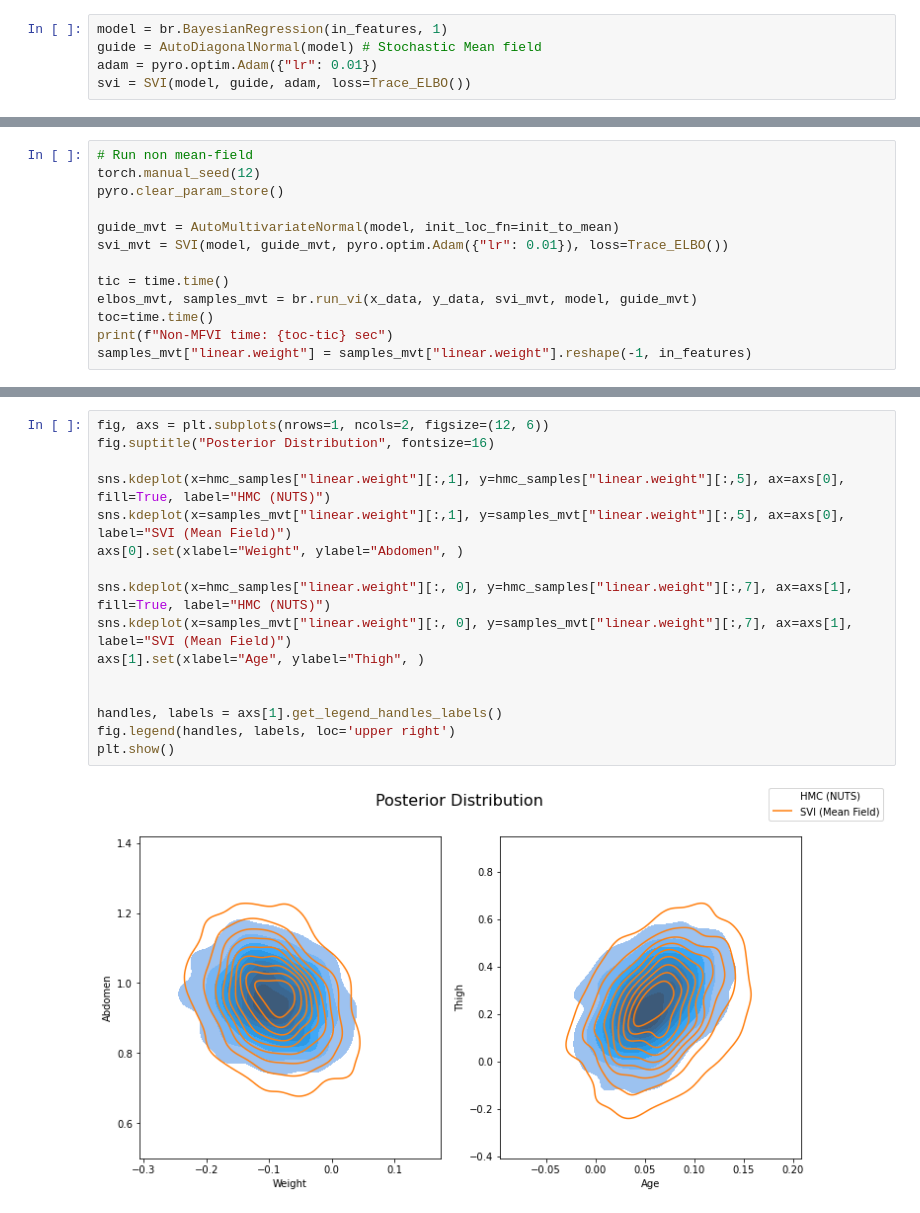
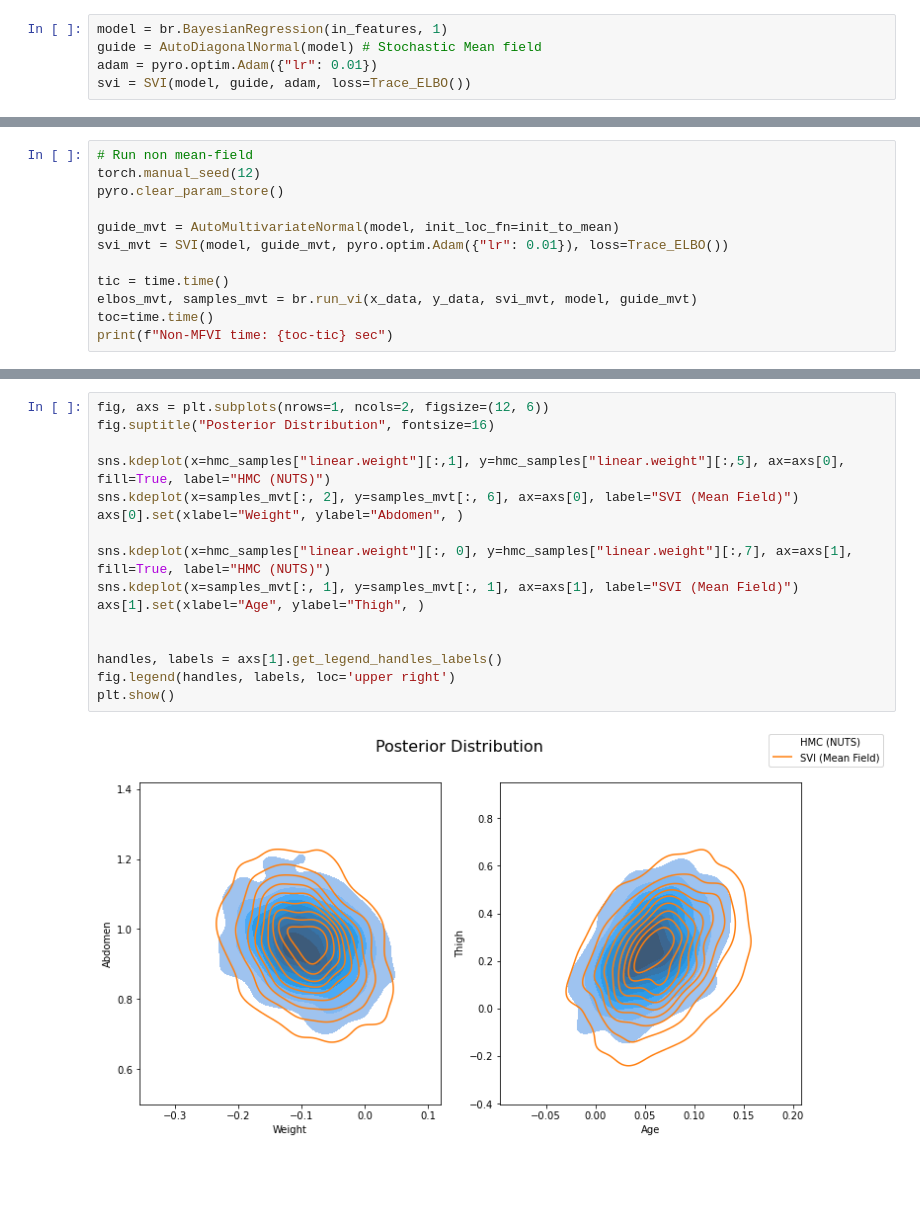
Before and after one commit to mkomod/variational-inference, a Jupyter notebook: py/bodyfat_regressions.ipynb, the cells around one changed output, grey strips where cells are left out. Saved outputs shown, nothing was run; the diff lists cells and outputs as text; blank space fills up the shorter version.

```diff
--- a/py/bodyfat_regressions.ipynb
+++ b/py/bodyfat_regressions.ipynb
@@ -164,5 +152,4 @@ tic = time.time()
 elbos_mvt, samples_mvt = br.run_vi(x_data, y_data, svi_mvt, model, guide_mvt)
 toc=time.time()
 print(f"Non-MFVI time: {toc-tic} sec")
-samples_mvt["linear.weight"] = samples_mvt["linear.weight"].reshape(-1, in_features)
 # %% [output]
@@ -198,18 +186,18 @@ np.round(pd.DataFrame(
 # %%
 fig, axs = plt.subplots(nrows=1, ncols=2, figsize=(12, 6))
 fig.suptitle("Posterior Distribution", fontsize=16)
 
 sns.kdeplot(x=hmc_samples["linear.weight"][:,1], y=hmc_samples["linear.weight"][:,5], ax=axs[0], fill=True, label="HMC (NUTS)")
-sns.kdeplot(x=samples_mvt["linear.weight"][:,1], y=samples_mvt["linear.weight"][:,5], ax=axs[0], label="SVI (Mean Field)")
+sns.kdeplot(x=samples_mvt[:, 2], y=samples_mvt[:, 6], ax=axs[0], label="SVI (Mean Field)")
 axs[0].set(xlabel="Weight", ylabel="Abdomen", )
 
 sns.kdeplot(x=hmc_samples["linear.weight"][:, 0], y=hmc_samples["linear.weight"][:,7], ax=axs[1], fill=True, label="HMC (NUTS)")
-sns.kdeplot(x=samples_mvt["linear.weight"][:, 0], y=samples_mvt["linear.weight"][:,7], ax=axs[1], label="SVI (Mean Field)")
+sns.kdeplot(x=samples_mvt[:, 1], y=samples_mvt[:, 1], ax=axs[1], label="SVI (Mean Field)")
 axs[1].set(xlabel="Age", ylabel="Thigh", )
 
 
 handles, labels = axs[1].get_legend_handles_labels()
 fig.legend(handles, labels, loc='upper right')
 plt.show()
 # %% [output]
-[figure, old version]
+[figure, new version]
```
Also changed, not shown: parts of 13 cells of this notebook, 3 other files.
